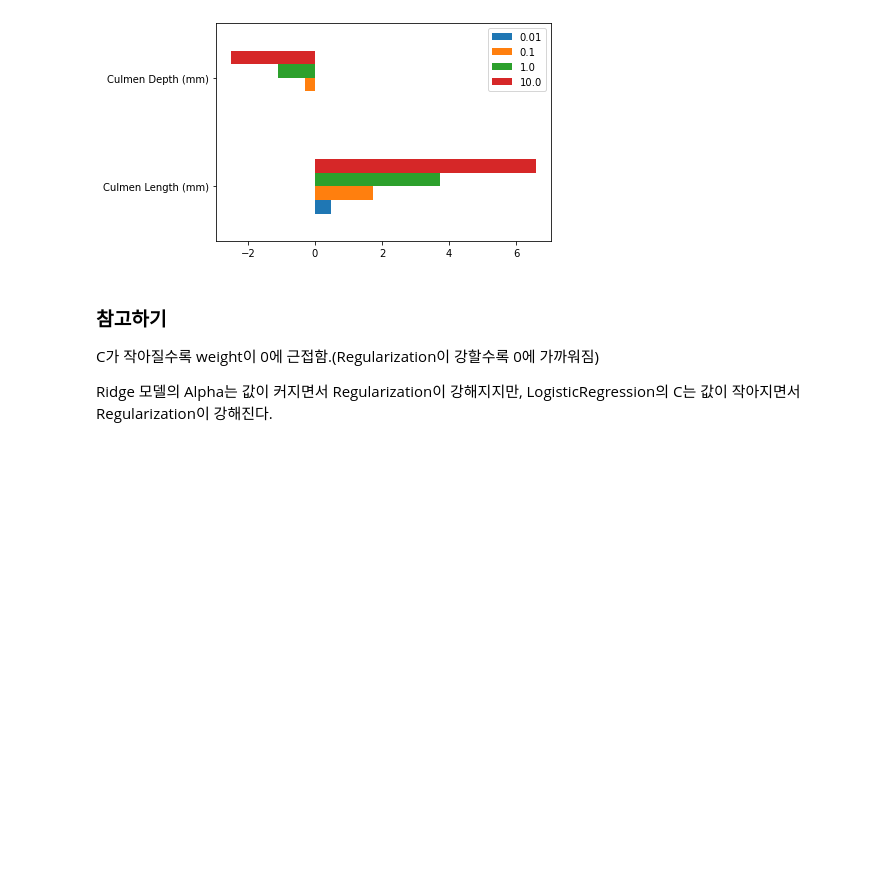
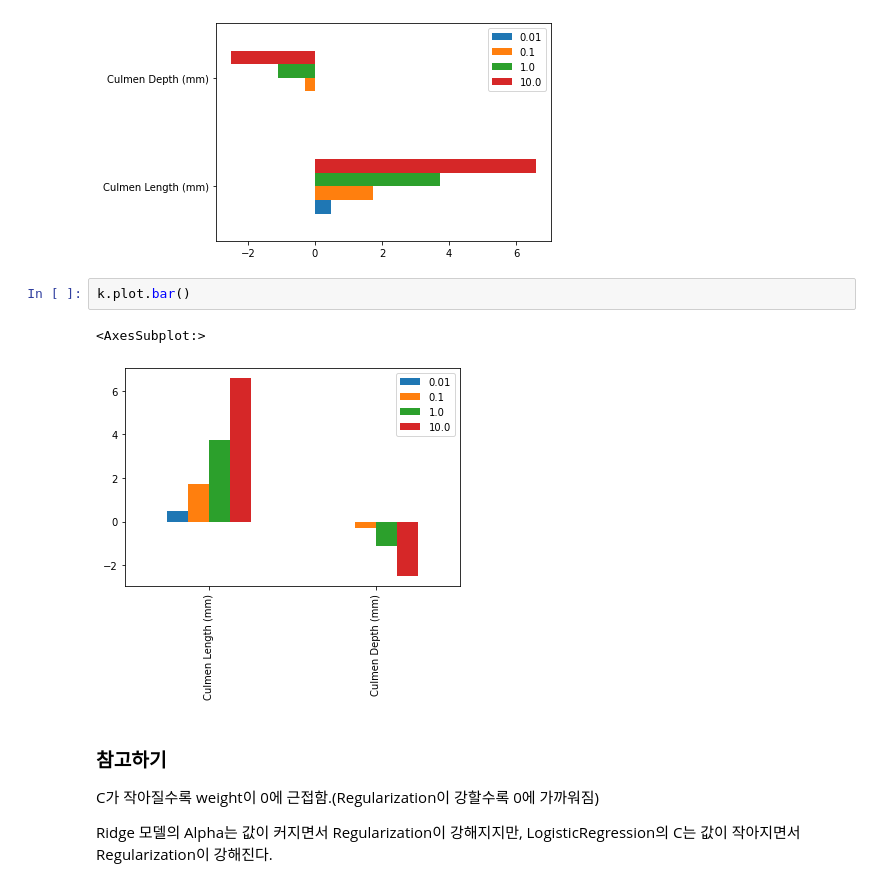
Before and after one commit to yangoos57/dataStudy, a Jupyter notebook: ML/[inria] scikit-learn course/M4_04 Linear model for classification.ipynb, the cells around one changed output. Saved outputs shown, nothing was run; the diff lists cells and outputs as text; blank space fills up the shorter version.

```diff
--- a/ML/[inria] scikit-learn course/M4_04 Linear model for classification.ipynb
+++ b/ML/[inria] scikit-learn course/M4_04 Linear model for classification.ipynb
@@ -95,6 +95,11 @@ k.plot.barh()
 # %% [output]
 <AxesSubplot:>
 [figure]
+# %%
+k.plot.bar()
+# %% [output]
+<AxesSubplot:>
+[figure, added]
 # %% [markdown]
 ### 참고하기
 C가 작아질수록 weight이 0에 근접함.(Regularization이 강할수록 0에 가까워짐)
```
Also changed, not shown: 2 other files.
